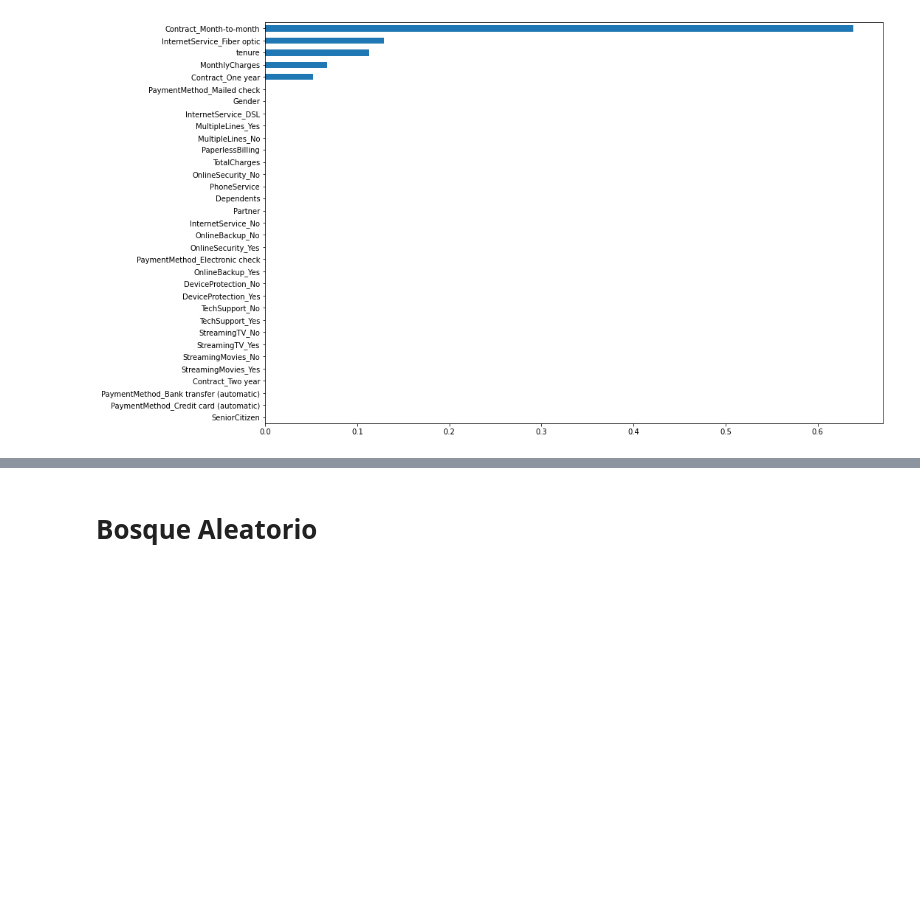
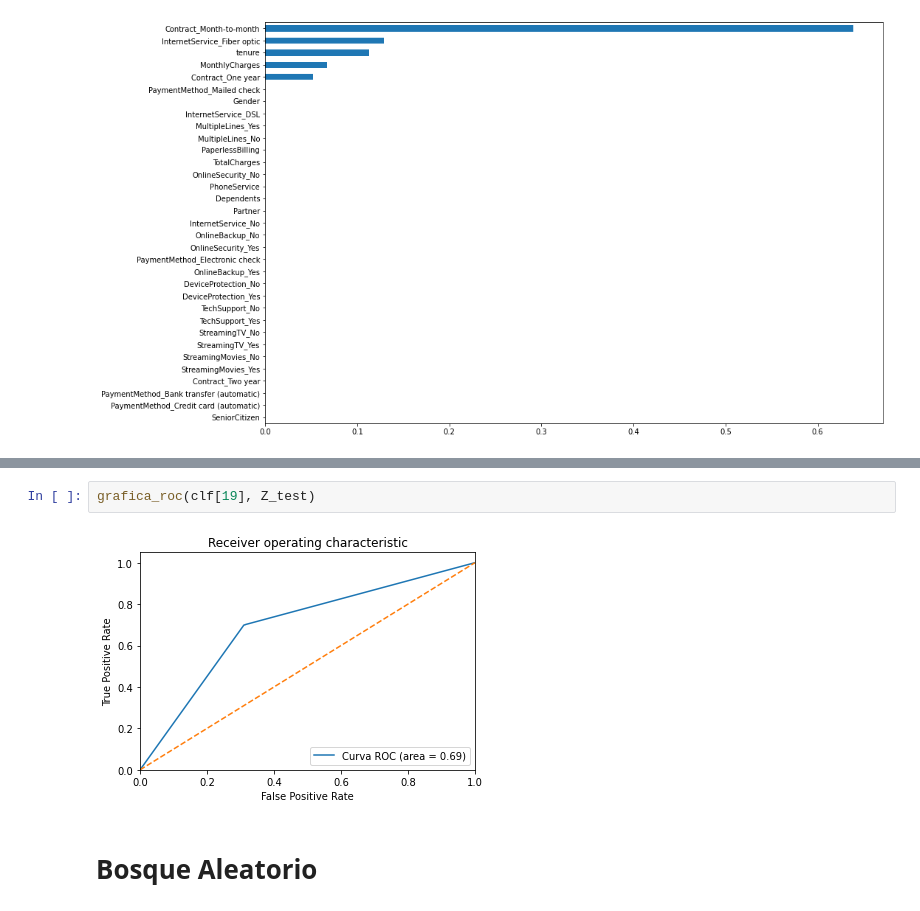
Before and after one commit to AnIsAsPe/ClasificadorClientesTelecom, a Jupyter notebook: ClasificadorClientesEmpresaTelecom_Churn.ipynb, the cells around one changed output, grey strips where cells are left out. Drawn from its saved outputs; the diff is of its cells as text; blank space fills up the shorter version.

```diff
--- a/ClasificadorClientesEmpresaTelecom_Churn.ipynb
+++ b/ClasificadorClientesEmpresaTelecom_Churn.ipynb
@@ -445,3 +506,7 @@ weights.sort_values().plot(kind = 'barh',figsize=(15, 10))
+# %%
+grafica_roc(clf[19], Z_test)
+# %% [output]
+[figure, added]
 # %% [markdown]
 # Bosque Aleatorio
 # %% [markdown]
```
Also changed, not shown: parts of 21 cells of this notebook.
